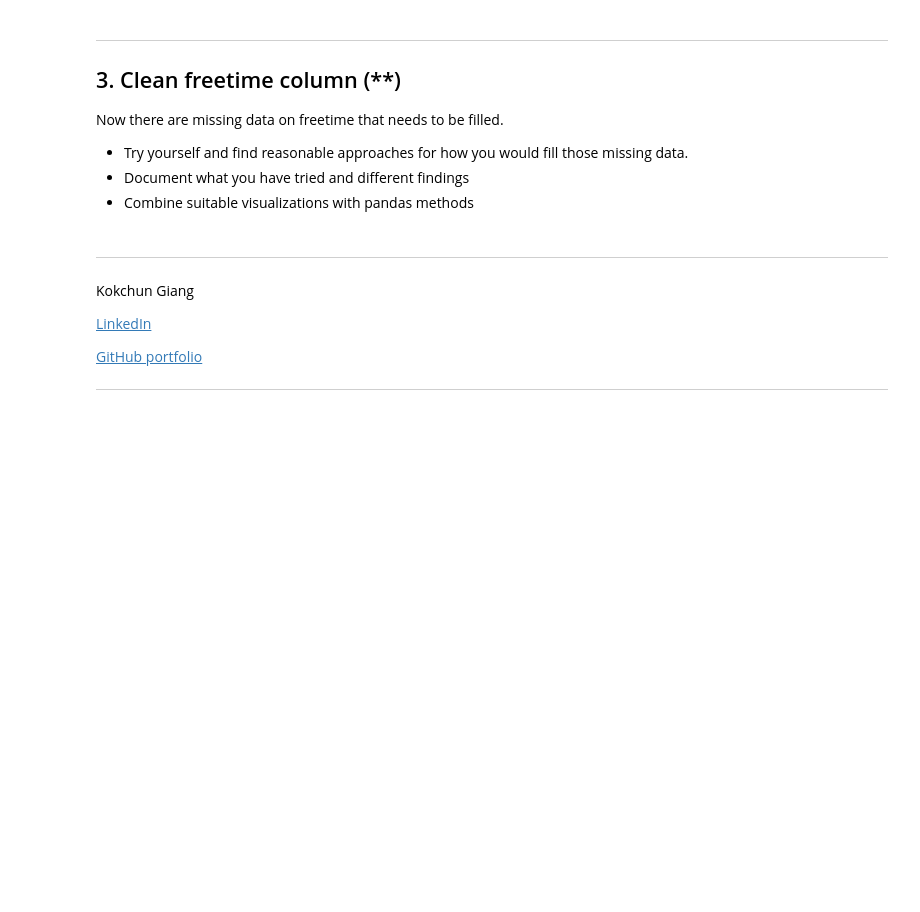
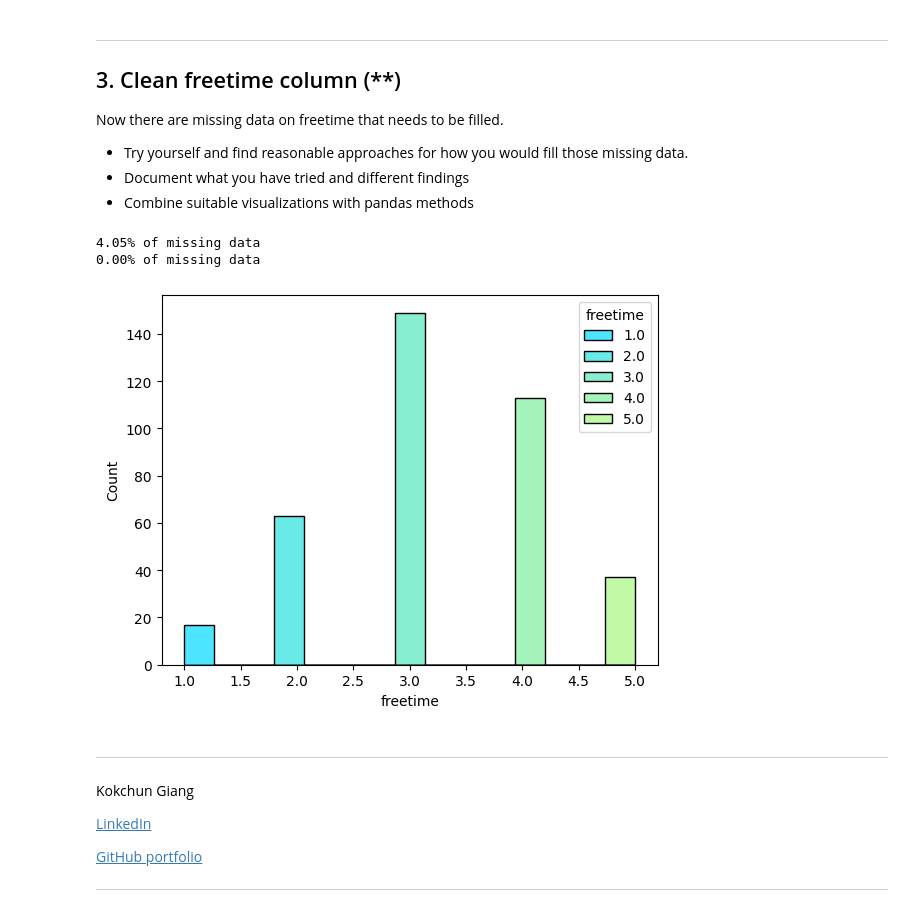
Before and after one commit to zoneme99/AI24-Databehandling-JC, a Jupyter notebook: Exercises/E01_missing_aggregation.ipynb, the cells around one changed output. Drawn from its saved outputs; the diff is of its cells as text; code cells hidden in the pictures; blank space fills up the shorter version.

```diff
--- a/Exercises/E01_missing_aggregation.ipynb
+++ b/Exercises/E01_missing_aggregation.ipynb
@@ -377,6 +377,15 @@ Now there are missing data on freetime that needs to be filled.
 - Try yourself and find reasonable approaches for how you would fill those missing data.
 - Document what you have tried and different findings
 - Combine suitable visualizations with pandas methods
+# %%
+sns.histplot(data=df, x="freetime", hue="freetime", palette=du.my_palette(len(df['freetime'].unique())), alpha=0.7)
+print(f"{100*df['freetime'].isna().sum()/len(df):.2f}% of missing data")
+no_na = df.dropna()
+print(f"{100*no_na['freetime'].isna().sum()/len(no_na):.2f}% of missing data")
+# %% [output]
+4.05% of missing data
+0.00% of missing data
+[figure, added]
 # %% [markdown]
 ---
 
```
